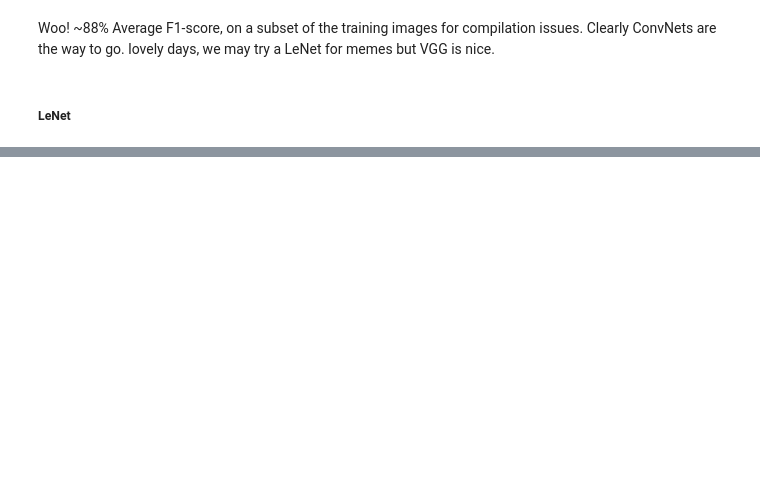
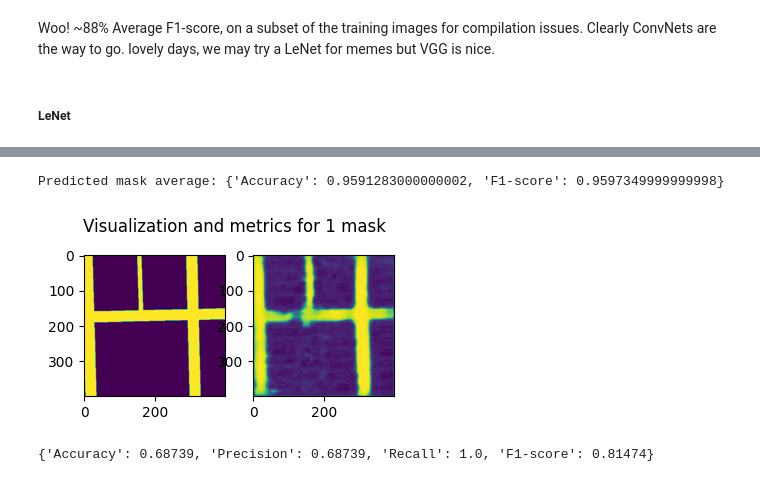
Before and after one commit to CS-433/ml-project-2-sigmoid-fraud, a Jupyter notebook: main.ipynb, the cells around one changed output, grey strips where cells are left out. Drawn from its saved outputs; the diff is of its cells as text; code cells hidden in the pictures; blank space fills up the shorter version.

Commit message:
5.ii) complete, scheduler

```diff
--- a/main.ipynb
+++ b/main.ipynb
@@ -899,0 +1105,19 @@ Woo! ~88% Average F1-score, on a subset of the training images for compilation i
+# %%
+training_imgs = np.load('data/derivatives/training_imgs.npy')
+training_labels = np.load('data/derivatives/training_imgs_labels.npy')
+
+unet_config = {
+    "model": "U-Net",
+    "patch_size": 16,
+    "n_epochs": 3,
+    "batch_size": 5,
+    "optimizer": "AdamW",
+    "loss_function": "BCELoss",
+    "learning_rate": 1e-4,
+    "prediction_transform": "identity_detach",
+    "labels_transform": "unet_reshape",
+    "scheduler": "CosineAnnealing",
+    "device": DEVICE
+}
+
+unet = train_model(X=training_imgs, y=training_labels, config=unet_config)
@@ -899,0 +1127,54 @@ Woo! ~88% Average F1-score, on a subset of the training images for compilation i
+# %%
+def mask_predictions(model, img_directory, gt_directory, dataset_size=100):
+
+    for root, dirs, files in sorted(os.walk(img_directory)): image_filenames = sorted(files)
+
+    AICROWD_PATCHSIZE = 16
+    avg_metrics = {'Accuracy': 0, 'F1-score': 0}
+    for file in image_filenames[:dataset_size]:
+
+        img = cv.imread(img_directory+'/'+file)
+        gt = parse_mask_to_binary(cv.imread(gt_directory+'/'+file))
+
+        #img = torch.permute(torch.tensor(img, dtype=torch.float32), (2,1,0))
+        img = torch.tensor(img[:,:,:,None].T, dtype=torch.float32)
+        predicted_mask = identity_detach(model(img))
+
+        #get groundtruth patches and mask like AICrowd submissions
+        n_patches_gt = int((gt.shape[0]/AICROWD_PATCHSIZE)**2)
+        gt_patches = img_to_patches(gt, number_of_patches=n_patches_gt)
+        labels_patches = np.array([groundtruth_patch_to_label(patch, foreground_threshold=.25) for patch in gt_patches])
+        gt_patched_mask = predicted_patch_labels_to_mask(labels_patches, gt.shape)
+
+        file_metrics = metrics(predicted_mask.flatten(), gt_patched_mask.flatten())
+        avg_metrics['Accuracy'] += file_metrics['Accuracy']
+        avg_metrics['F1-score'] += file_metrics['F1-score']
+
+    avg_metrics['Accuracy'] /= len(image_filenames[:dataset_size])
+    avg_metrics['F1-score'] /= len(image_filenames[:dataset_size])
+    return avg_metrics
+
+def visualize_predicition(img, gt, model):
+    """
+    Takes model and scaler and runs pipeline on an image and plots it versus the groundtruth
+    """
+    img = torch.tensor(img[:,:,:,None].T, dtype=torch.float32)
+    img_mask = identity_detach(model(img))
+
+    fig, ax = plt.subplots(1, 2, figsize = (4, 8))
+    ax[0].imshow(gt)
+    ax[1].imshow(img_mask[0][0].T)
+    fig.suptitle("Visualization and metrics for 1 mask", y = 0.63)
+    plt.show()
+
+    #Get image metrics
+
+    return metrics(img_mask.T.flatten(), gt.flatten())
+
+print('Predicted mask average:', mask_predictions(model=unet, img_directory='data/training/images',
+                                                  gt_directory='data/training/groundtruth'))
+visualize_predicition(img=im, gt=im_gt_gs, model=unet)
+# %% [output]
+Predicted mask average: {'Accuracy': 0.9591283000000002, 'F1-score': 0.9597349999999998}
+[figure, added]
+{'Accuracy': 0.68739, 'Precision': 0.68739, 'Recall': 1.0, 'F1-score': 0.81474}
```
Also changed, not shown: parts of 13 cells of this notebook.
